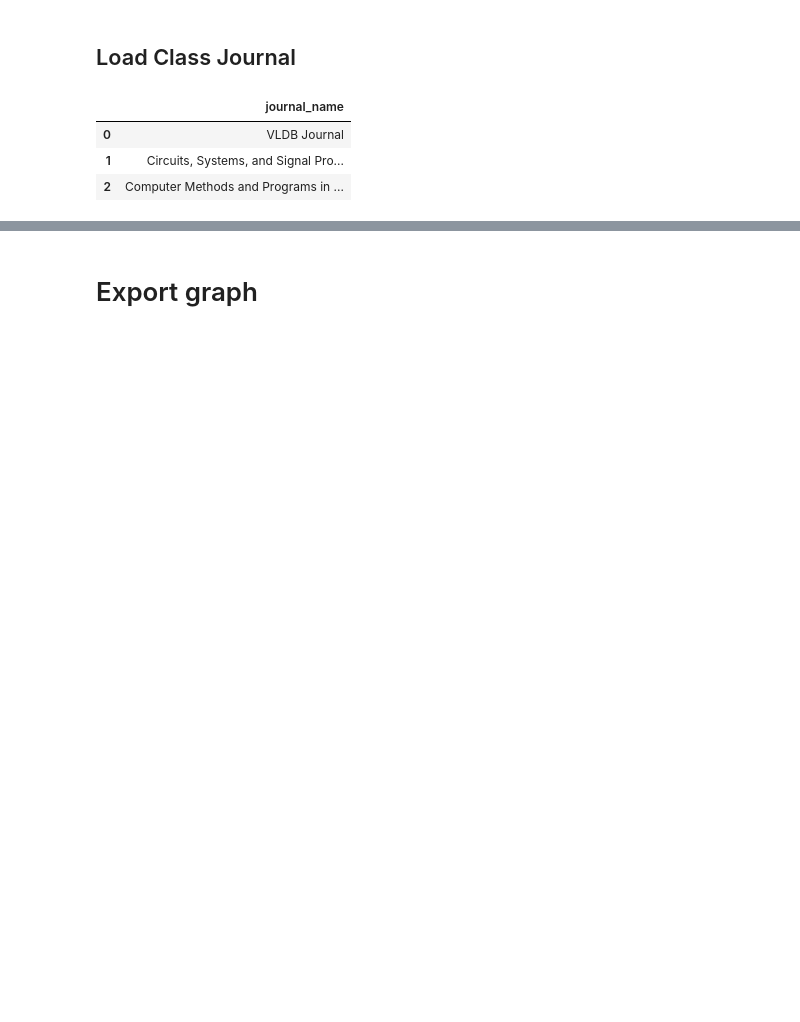
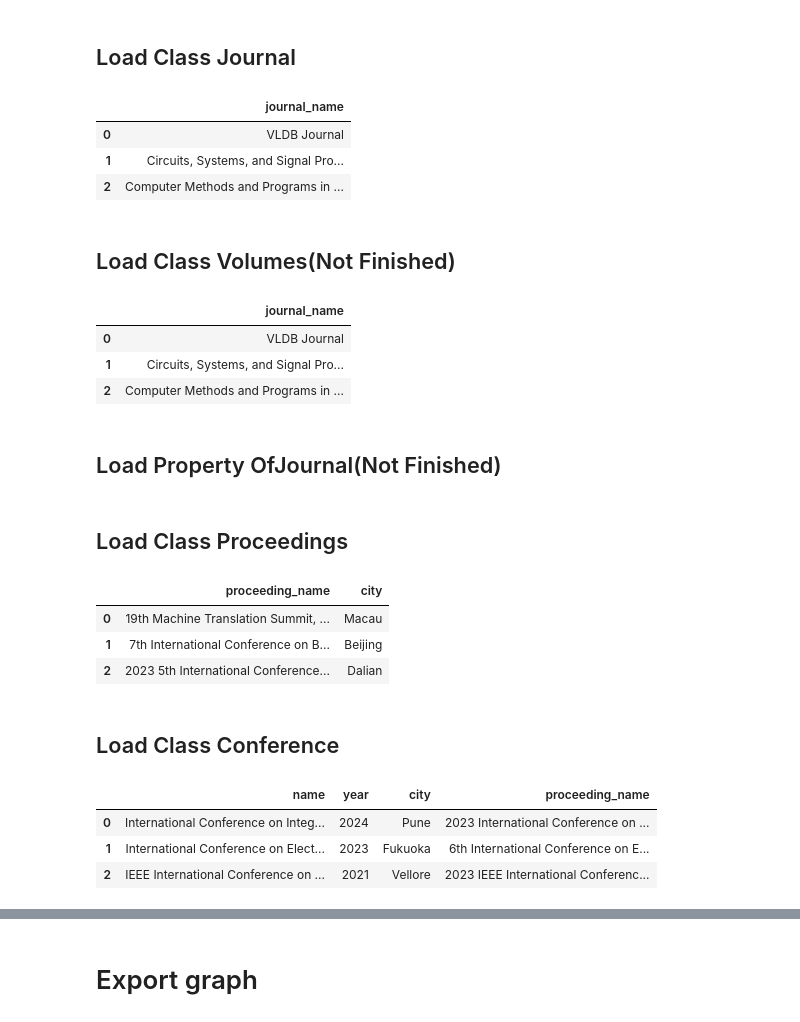
Before and after one commit to Ziyong-Zhang/SDM_lab2, a Jupyter notebook: scripts/SDM_Lab2_Abox.ipynb, the cells around one changed output, grey strips where cells are left out. Saved outputs shown, nothing was run; the diff lists cells and outputs as text; code cells hidden in the pictures; blank space fills up the shorter version.

Commit message:
Finish Abox Code except Class Volume & Related Properties, Add Abox

```diff
--- a/scripts/SDM_Lab2_Abox.ipynb
+++ b/scripts/SDM_Lab2_Abox.ipynb
@@ -511,3 +488,23 @@ def Journal_process(df):
                 g.add((Journal_uri, prop, Literal(record[key])))
 
 Journal_process(dataframes['journal'])
+# %% [markdown]
+## Load Class Volumes(Not Finished)
+# %%
+dataframes['journal'].head(3)
+# %% [output]
+|  | journal_name |
+| 0 | VLDB Journal |
+| 1 | Circuits, Systems, and Signal Pro... |
+| 2 | Computer Methods and Programs in ... |
+# %% [markdown]
+## Load Property OfJournal(Not Finished)
+# %% [markdown]
+## Load Class Proceedings
+# %%
+dataframes['proceeding'].head(3)
+# %% [output]
+|  | proceeding_name | city |
+| 0 | 19th Machine Translation Summit, ... | Macau |
+| 1 | 7th International Conference on B... | Beijing |
+| 2 | 2023 5th International Conference... | Dalian |
@@ -513,0 +529,9 @@ Journal_process(dataframes['journal'])
+# %% [markdown]
+## Load Class Conference
+# %%
+dataframes['conference_detail'].head(3)
+# %% [output]
+|  | name | year | city | proceeding_name |
+| 0 | International Conference on Integ... | 2024 | Pune | 2023 International Conference on ... |
+| 1 | International Conference on Elect... | 2023 | Fukuoka | 6th International Conference on E... |
+| 2 | IEEE International Conference on ... | 2021 | Vellore | 2023 IEEE International Conferenc... |
```
Also changed, not shown: parts of 16 cells of this notebook, 1 other file.
